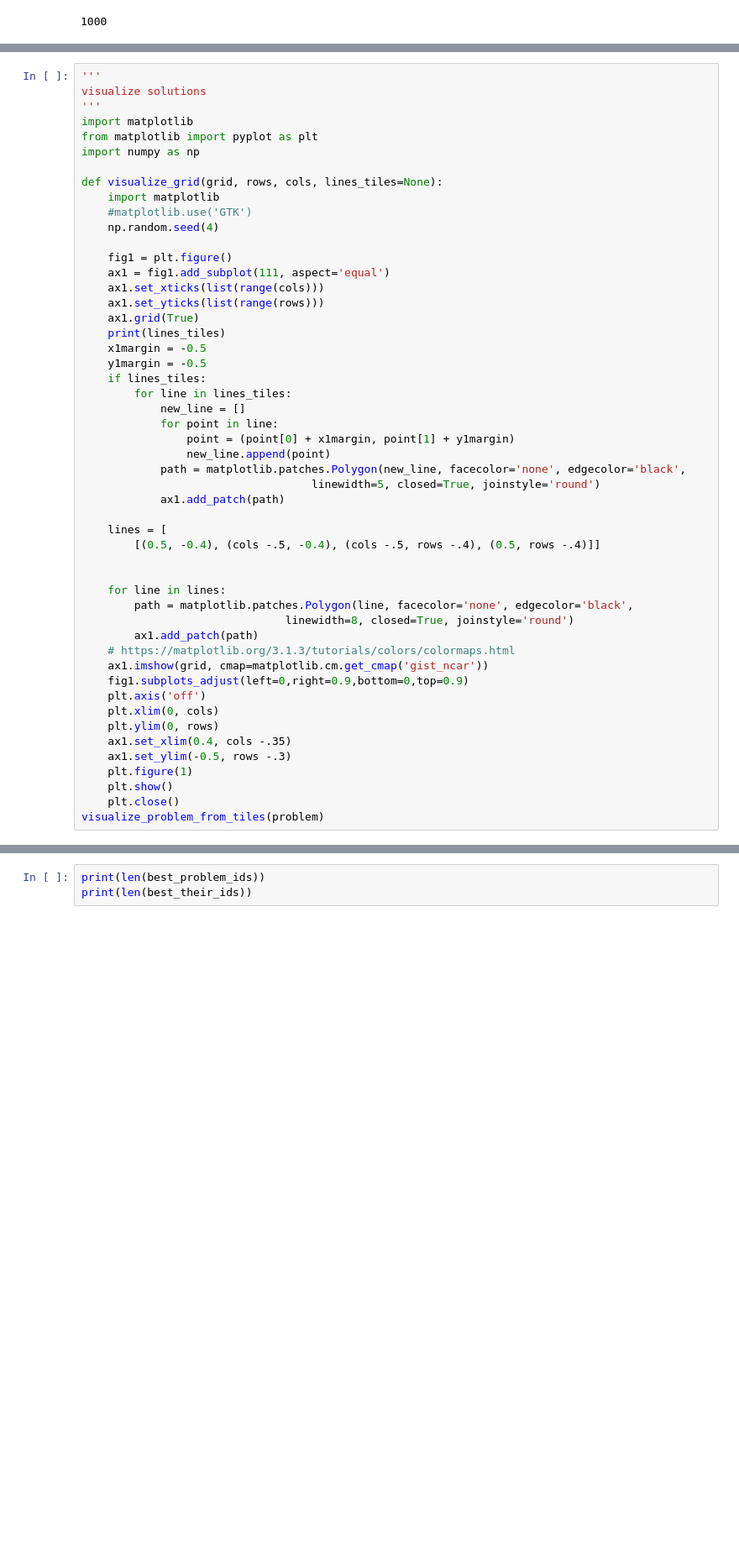
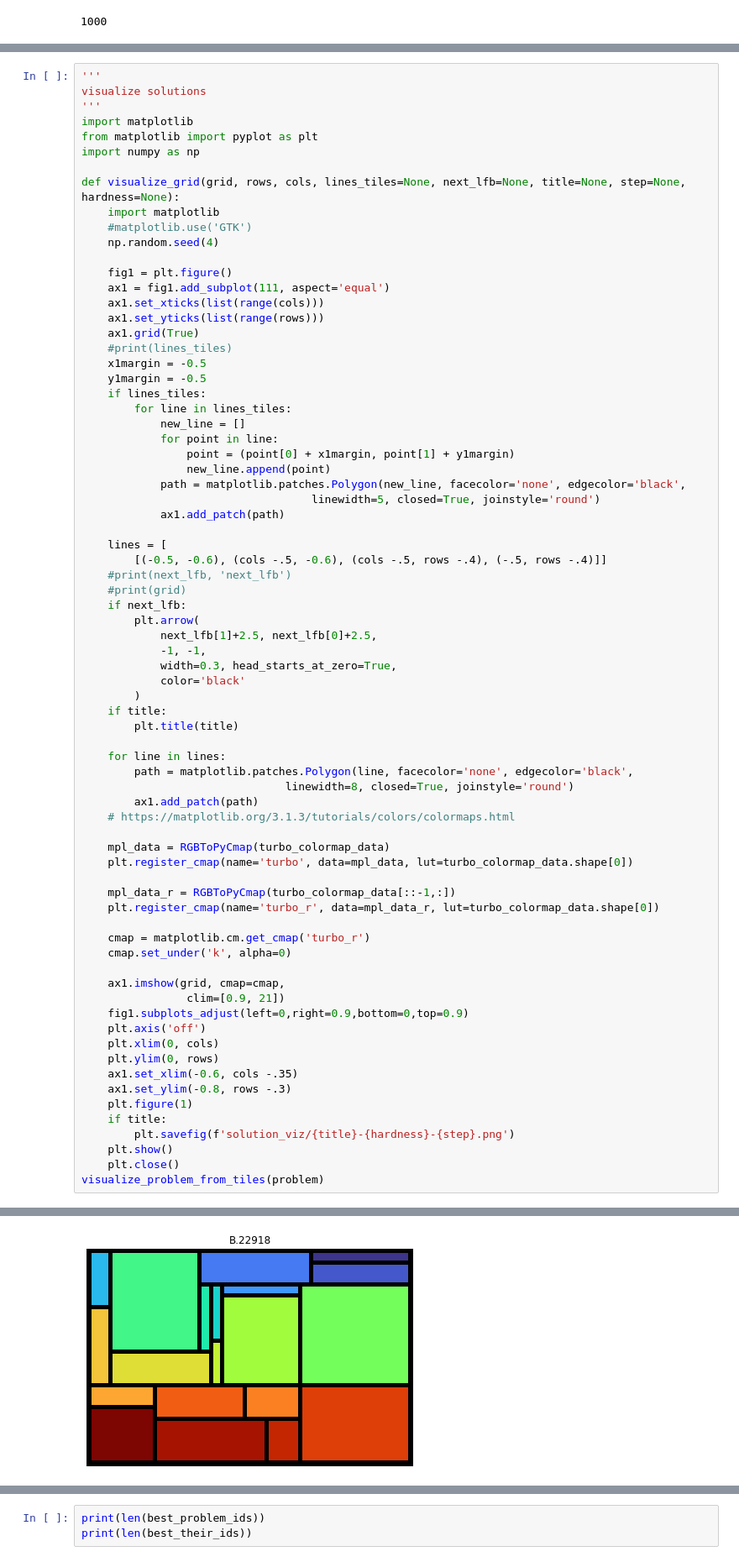
Before and after one commit to igorpejic/visapi, a Jupyter notebook: analsysis.ipynb, the cells around one changed output, grey strips where cells are left out. Shown at 84% size. Cells and saved outputs as stored; diff of their text form; blank space fills up the shorter version.

```diff
--- a/analsysis.ipynb
+++ b/analsysis.ipynb
@@ -171,7 +447,7 @@ import matplotlib
 from matplotlib import pyplot as plt
 import numpy as np
 
-def visualize_grid(grid, rows, cols, lines_tiles=None):
+def visualize_grid(grid, rows, cols, lines_tiles=None, next_lfb=None, title=None, step=None, hardness=None):
     import matplotlib
     #matplotlib.use('GTK')
     np.random.seed(4)
@@ -181,7 +457,7 @@ def visualize_grid(grid, rows, cols, lines_tiles=None):
     ax1.set_xticks(list(range(cols)))
     ax1.set_yticks(list(range(rows)))
     ax1.grid(True)
-    print(lines_tiles)
+    #print(lines_tiles)
     x1margin = -0.5
     y1margin = -0.5
     if lines_tiles:
@@ -195,22 +471,45 @@ def visualize_grid(grid, rows, cols, lines_tiles=None):
             ax1.add_patch(path)
 
     lines = [
-        [(0.5, -0.4), (cols -.5, -0.4), (cols -.5, rows -.4), (0.5, rows -.4)]]
-
+        [(-0.5, -0.6), (cols -.5, -0.6), (cols -.5, rows -.4), (-.5, rows -.4)]]
+    #print(next_lfb, 'next_lfb')
+    #print(grid)
+    if next_lfb:
+        plt.arrow(
+            next_lfb[1]+2.5, next_lfb[0]+2.5,
+            -1, -1,
+            width=0.3, head_starts_at_zero=True,
+            color='black'
+        )
+    if title:
+        plt.title(title)
 
     for line in lines:
         path = matplotlib.patches.Polygon(line, facecolor='none', edgecolor='black',
                                linewidth=8, closed=True, joinstyle='round')
         ax1.add_patch(path)
     # https://matplotlib.org/3.1.3/tutorials/colors/colormaps.html
-    ax1.imshow(grid, cmap=matplotlib.cm.get_cmap('gist_ncar'))
+
+    mpl_data = RGBToPyCmap(turbo_colormap_data)
+    plt.register_cmap(name='turbo', data=mpl_data, lut=turbo_colormap_data.shape[0])
+
+    mpl_data_r = RGBToPyCmap(turbo_colormap_data[::-1,:])
+    plt.register_cmap(name='turbo_r', data=mpl_data_r, lut=turbo_colormap_data.shape[0])
+
+    cmap = matplotlib.cm.get_cmap('turbo_r')
+    cmap.set_under('k', alpha=0)
+
+    ax1.imshow(grid, cmap=cmap,
+                clim=[0.9, 21])
     fig1.subplots_adjust(left=0,right=0.9,bottom=0,top=0.9)
     plt.axis('off')
     plt.xlim(0, cols)
     plt.ylim(0, rows)
-    ax1.set_xlim(0.4, cols -.35)
-    ax1.set_ylim(-0.5, rows -.3)
+    ax1.set_xlim(-0.6, cols -.35)
+    ax1.set_ylim(-0.8, rows -.3)
     plt.figure(1)
+    if title:
+        plt.savefig(f'solution_viz/{title}-{hardness}-{step}.png')
     plt.show()
     plt.close()
 visualize_problem_from_tiles(problem)
@@ -219,3 +517,4 @@ NameError: name 'visualize_problem_from_tiles' is not defined
+[figure, added]
 # %%
 import datetime, json
 from solution_checker import SolutionChecker
```
Also changed, not shown: parts of 18 cells of this notebook, 4 other files.
